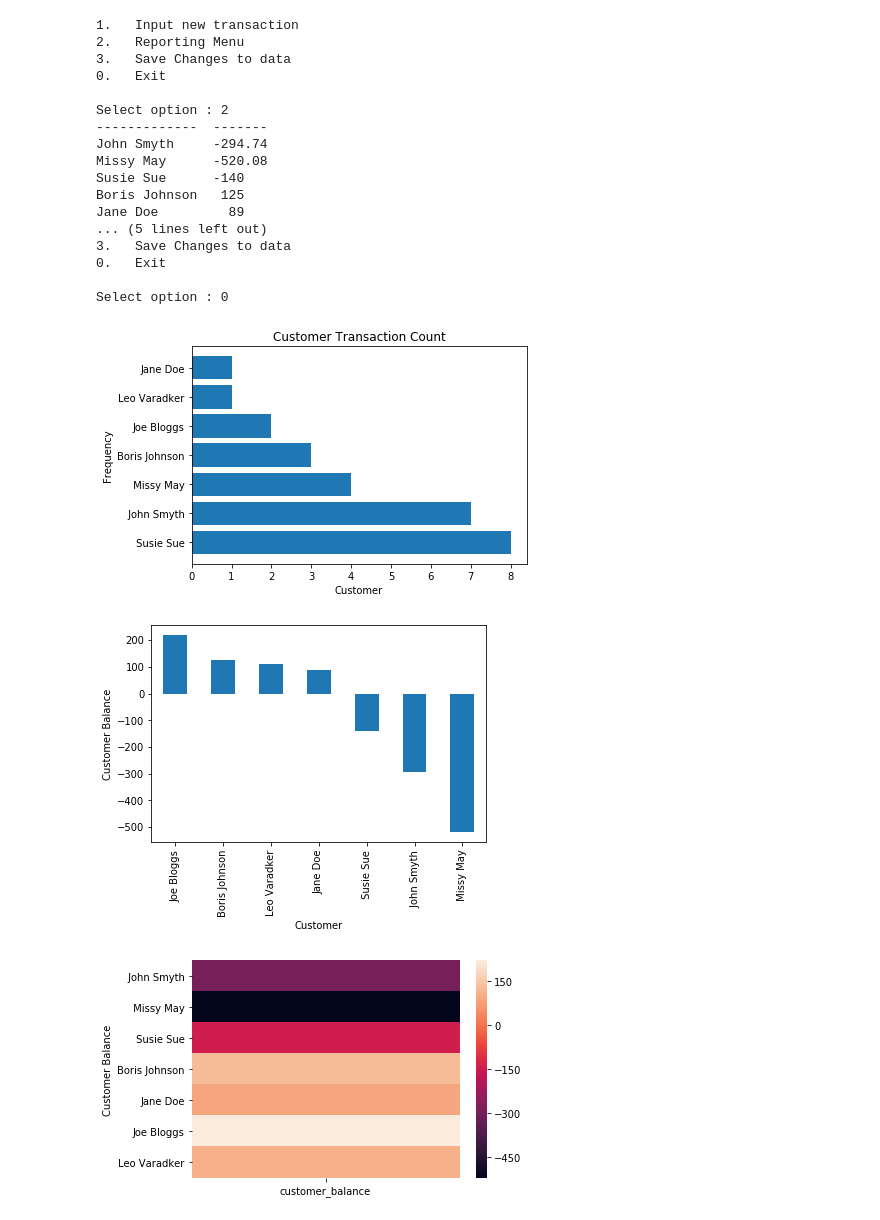
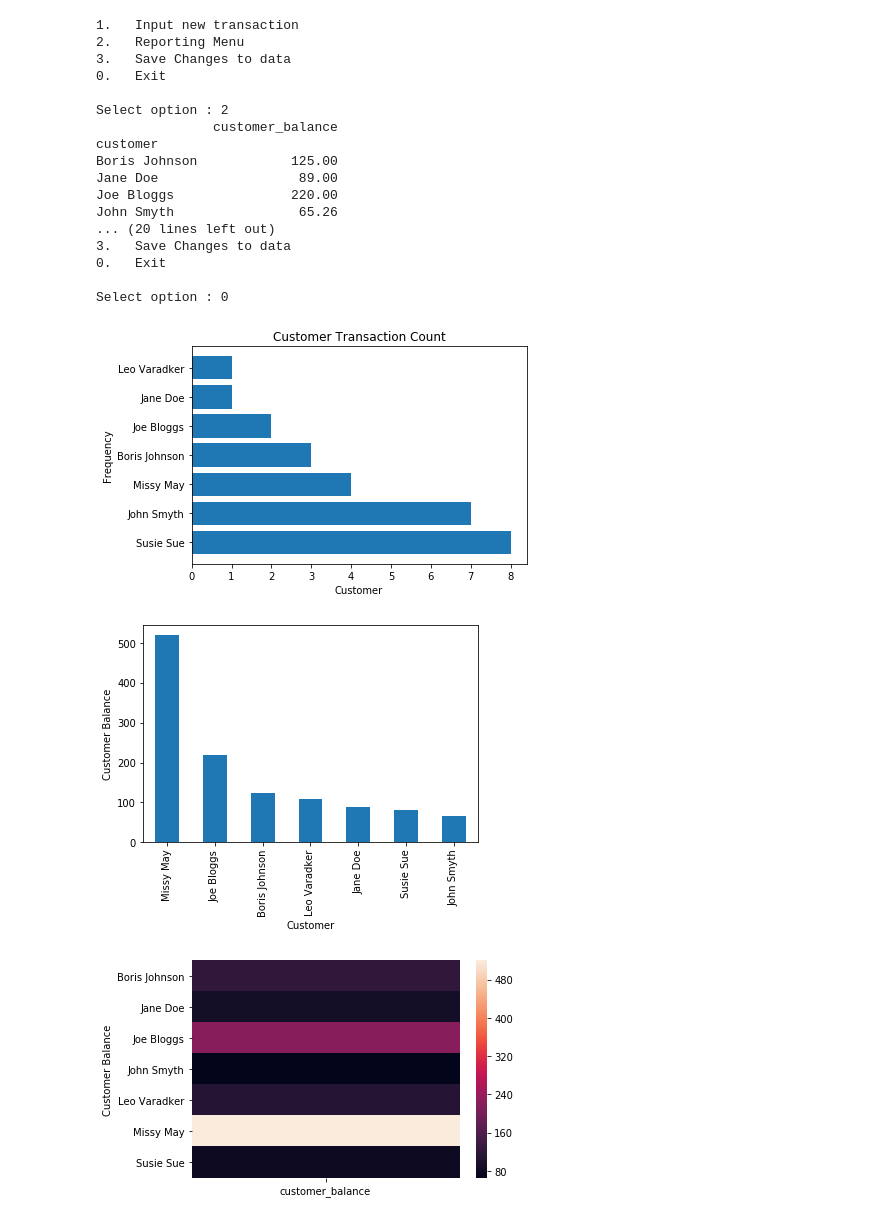
Before and after one commit to sstevenson-1966/B9DA100-SS, a Jupyter notebook: CA04_1743573_SebStevenson.ipynb, the cells around one changed output. Cells and saved outputs as stored; diff of their text form; code cells hidden in the pictures.

Commit message:
Strip incoming strings and tabulate formatting

```diff
--- a/CA04_1743573_SebStevenson.ipynb
+++ b/CA04_1743573_SebStevenson.ipynb
@@ -21,7 +21,11 @@ change_made = False
 
 def read_bills():
     ### Note : there should be no duplicates in the data so drop duplicates has been used
-   return((pd.read_csv("bills.csv", names = ['company', 'customer', 'year', 'month', 'day', 'amount', 'credit/debit'], header = None).drop_duplicates()))
+    dfread = (pd.read_csv("bills.csv", names = ['company', 'customer', 'year', 'month', 'day', 'amount', 'credit/debit'], header = None).drop_duplicates())
+    ### Strip out leading and trailing spaces in dataframe when read in
+    df_obj = dfread.select_dtypes(['object'])
+    dfread[df_obj.columns] = df_obj.apply(lambda x: x.str.strip())
+    return(dfread)
 
 
 def enter_provider():
@@ -128,13 +132,16 @@ def seaborn_heatmap(p_df):
 
 def tabulate_by_customer(p_df):
     ###p_df['customer_balance'] = p_df['credit/debit'].apply(lambda x: p_df['amount'] if x == 'Debit' else 0 - p_df['amount'])
-    p_df['customer_balance'] = np.where (p_df['credit/debit'] == 'debit', p_df['amount'], 0 - p_df['amount'])
+    p_df['customer_balance'] = np.where (p_df['credit/debit'] == 'debit', p_df['amount'], (0 - p_df['amount']))
     table = p_df.groupby(['customer'])[["customer_balance"]].sum()
-    print(tabulate(table))
+    print(table)
+    print(tabulate(table, headers = ["Customer", "Account Balance"], floatfmt=("s", ".2f")))
 
 def tabulate_by_year(p_df):
+    p_df['credit'] = np.where (p_df['credit/debit'] == 'credit', p_df['amount'], 0)
     p_df['debit'] = np.where (p_df['credit/debit'] == 'debit', p_df['amount'], 0)
-    p_df['credit'] = np.where (p_df['credit/debit'] == 'credit', p_df['amount'], 0)
+    table = p_df.groupby(['year'])[["credit", "debit"]].sum()
+    print(tabulate(table, headers = ["Total Credited", "Total Debited"], floatfmt=(".0f", ".2f", ".2f")))
 
 def menu_logic(p_df):
     global change_made
@@ -155,40 +162,41 @@ def menu_logic(p_df):
                 if save_changes_yn == "Y":
                     save_data(p_df)
                     break
                 elif save_changes_yn == "N":
                     break
             break
         elif input_option == 1:
             p_df = enter_new_trans(p_df)
             print(p_df)
         elif input_option == 3:
             save_data(p_df)
         elif input_option == 2:
             horizontal_barchart(p_df)
             plot_account_sums(p_df)
             seaborn_heatmap(p_df)
             tabulate_by_customer(p_df)
+            tabulate_by_year(p_df)
 
 df = read_bills()
 menu_logic(df)
 # %% [output]
 1.   Input new transaction
 2.   Reporting Menu
 3.   Save Changes to data
 0.   Exit
 
 Select option : 2
--------------  -------
-John Smyth     -294.74
-Missy May      -520.08
-Susie Sue      -140
-Boris Johnson   125
-Jane Doe         89
-... (5 lines left out)
+               customer_balance
+customer
+Boris Johnson            125.00
+Jane Doe                  89.00
+Joe Bloggs               220.00
+John Smyth                65.26
+... (20 lines left out)
 3.   Save Changes to data
 0.   Exit
 
 Select option : 0
-[figure, old version]
+[figure, new version]
-[figure, old version]
+[figure, new version]
-[figure, old version]
+[figure, new version]
```
